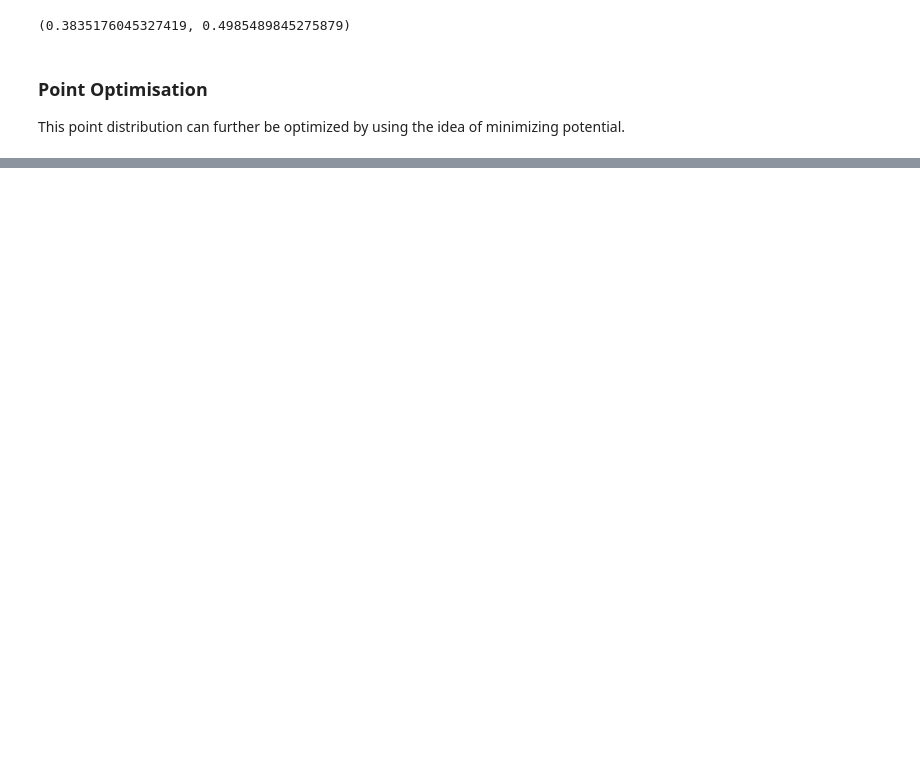
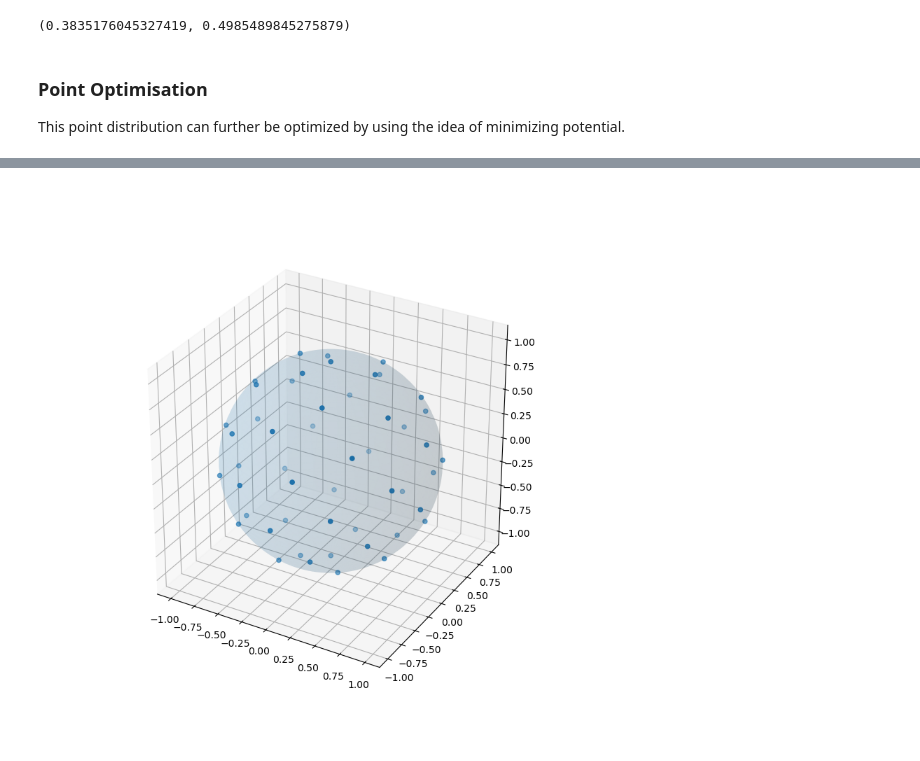
Before and after one commit to noahnovsak/tda-sensors, a Jupyter notebook: sensors.ipynb, the cells around one changed output, grey strips where cells are left out. Cells and saved outputs as stored; diff of their text form; code cells hidden in the pictures; blank space fills up the shorter version.

```diff
--- a/sensors.ipynb
+++ b/sensors.ipynb
@@ -550,7 +347,13 @@ plt.show()
 
 The first idea was to use a Fibonacci lattice to generate points on the sphere.
 # %%
-def generate_points(samples=50):
+def generate_random(n, dim=3):
+    v = np.random.randn(n, dim)
+    v /= np.linalg.norm(v, axis=1)[:, None]
+    return v
+
+
+def generate_fibonacci(samples=50):
     z = np.linspace(-1, 1, samples)
     r = np.sqrt(1 - z**2)
     phi = np.pi * (np.sqrt(5.) - 1.) * np.arange(samples)
@@ -581,7 +383,7 @@ def potential(points, dim=3):
 def constrain(points, dim=3):
     return sum(np.linalg.norm(points.reshape(-1, dim), axis=1) - 1)
 # %%
-points = sample_spherical(50)  # generate_points(50)
+points = generate_fibonacci(50)
 # %%
 res = minimize(potential,
                points.reshape(-1),
@@ -602,0 +405,4 @@ compute_radii(out)
+# %%
+plot_sensors(points, fill=True)
+# %% [output]
+[figure, added]
```
Also changed, not shown: parts of 31 cells of this notebook, 1 other file.
